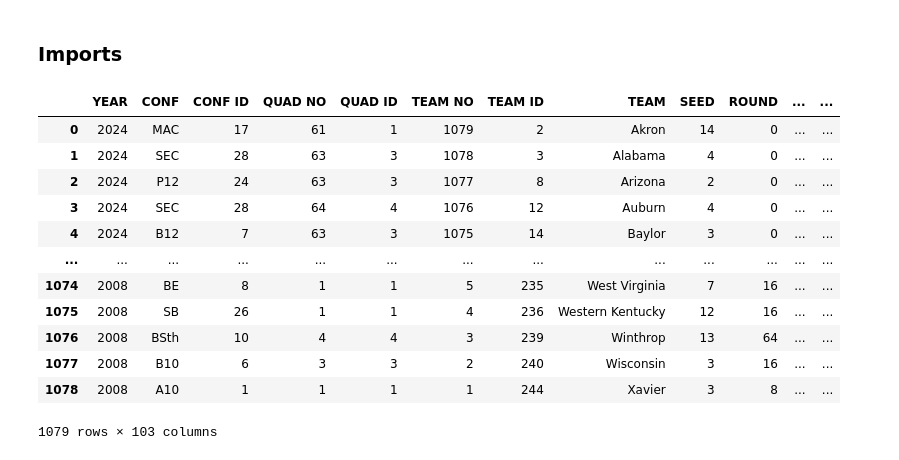
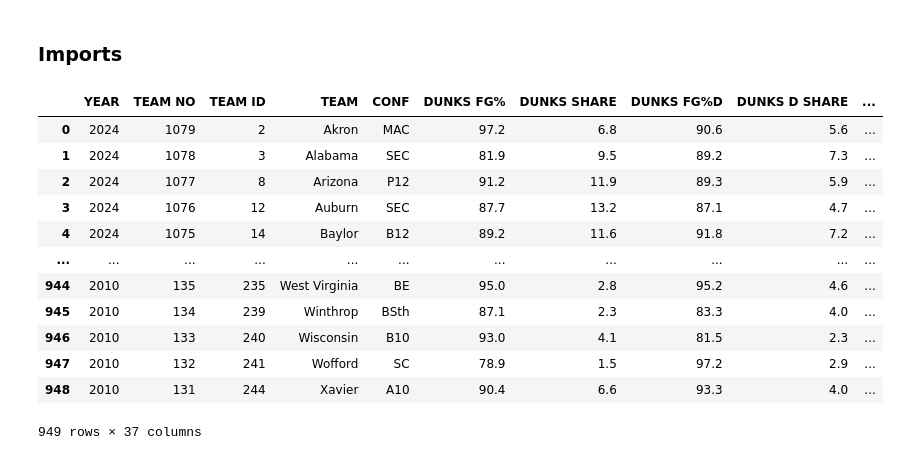
Before and after one commit to rhit-utsisda/ML-Project, a Jupyter notebook: Project/Preprocessing.ipynb, the cells around one changed output. Cells and saved outputs as stored; diff of their text form; code cells hidden in the pictures.

```diff
--- a/Project/Preprocessing.ipynb
+++ b/Project/Preprocessing.ipynb
@@ -10,17 +6,17 @@ from sklearn.preprocessing import LabelEncoder
 # %%
-df = pd.read_csv("Datasets/KenPom Barttorvik.csv")
-df
+shootingsplits = pd.read_csv("Datasets/Shooting Splits.csv")
+shootingsplits
 # %% [output]
-|  | YEAR | CONF | CONF ID | QUAD NO | QUAD ID | TEAM NO | TEAM ID | TEAM | SEED | ROUND | ... | ... |
-| 0 | 2024 | MAC | 17 | 61 | 1 | 1079 | 2 | Akron | 14 | 0 | ... | ... |
-| 1 | 2024 | SEC | 28 | 63 | 3 | 1078 | 3 | Alabama | 4 | 0 | ... | ... |
-| 2 | 2024 | P12 | 24 | 63 | 3 | 1077 | 8 | Arizona | 2 | 0 | ... | ... |
-| 3 | 2024 | SEC | 28 | 64 | 4 | 1076 | 12 | Auburn | 4 | 0 | ... | ... |
-| 4 | 2024 | B12 | 7 | 63 | 3 | 1075 | 14 | Baylor | 3 | 0 | ... | ... |
-| ... | ... | ... | ... | ... | ... | ... | ... | ... | ... | ... | ... | ... |
-| 1074 | 2008 | BE | 8 | 1 | 1 | 5 | 235 | West Virginia | 7 | 16 | ... | ... |
-| 1075 | 2008 | SB | 26 | 1 | 1 | 4 | 236 | Western Kentucky | 12 | 16 | ... | ... |
-| 1076 | 2008 | BSth | 10 | 4 | 4 | 3 | 239 | Winthrop | 13 | 64 | ... | ... |
-| 1077 | 2008 | B10 | 6 | 3 | 3 | 2 | 240 | Wisconsin | 3 | 16 | ... | ... |
-| 1078 | 2008 | A10 | 1 | 1 | 1 | 1 | 244 | Xavier | 3 | 8 | ... | ... |
+|  | YEAR | TEAM NO | TEAM ID | TEAM | CONF | DUNKS FG% | DUNKS SHARE | DUNKS FG%D | DUNKS D SHARE | ... |
+| 0 | 2024 | 1079 | 2 | Akron | MAC | 97.2 | 6.8 | 90.6 | 5.6 | ... |
+| 1 | 2024 | 1078 | 3 | Alabama | SEC | 81.9 | 9.5 | 89.2 | 7.3 | ... |
+| 2 | 2024 | 1077 | 8 | Arizona | P12 | 91.2 | 11.9 | 89.3 | 5.9 | ... |
+| 3 | 2024 | 1076 | 12 | Auburn | SEC | 87.7 | 13.2 | 87.1 | 4.7 | ... |
+| 4 | 2024 | 1075 | 14 | Baylor | B12 | 89.2 | 11.6 | 91.8 | 7.2 | ... |
+| ... | ... | ... | ... | ... | ... | ... | ... | ... | ... | ... |
+| 944 | 2010 | 135 | 235 | West Virginia | BE | 95.0 | 2.8 | 95.2 | 4.6 | ... |
+| 945 | 2010 | 134 | 239 | Winthrop | BSth | 87.1 | 2.3 | 83.3 | 4.0 | ... |
+| 946 | 2010 | 133 | 240 | Wisconsin | B10 | 93.0 | 4.1 | 81.5 | 2.3 | ... |
+| 947 | 2010 | 132 | 241 | Wofford | SC | 78.9 | 1.5 | 97.2 | 2.9 | ... |
+| 948 | 2010 | 131 | 244 | Xavier | A10 | 90.4 | 6.6 | 93.3 | 4.0 | ... |
-1079 rows × 103 columns
+949 rows × 37 columns
```
Also changed, not shown: parts of 11 cells of this notebook.
